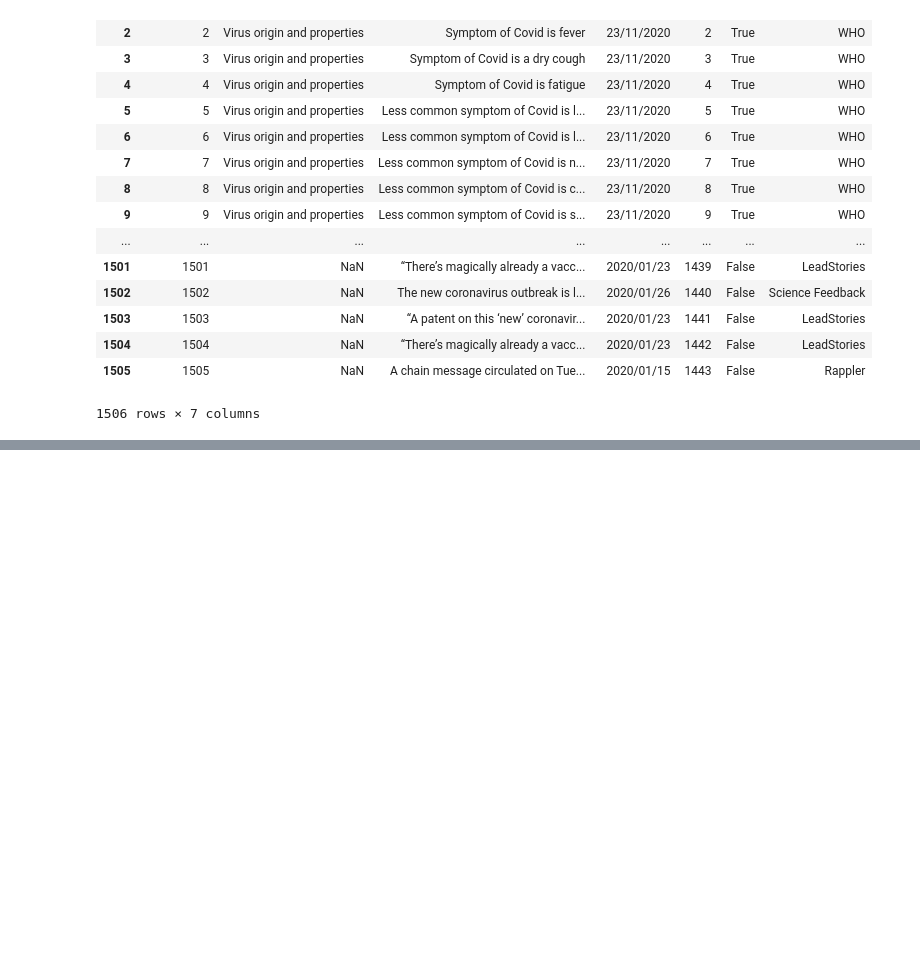
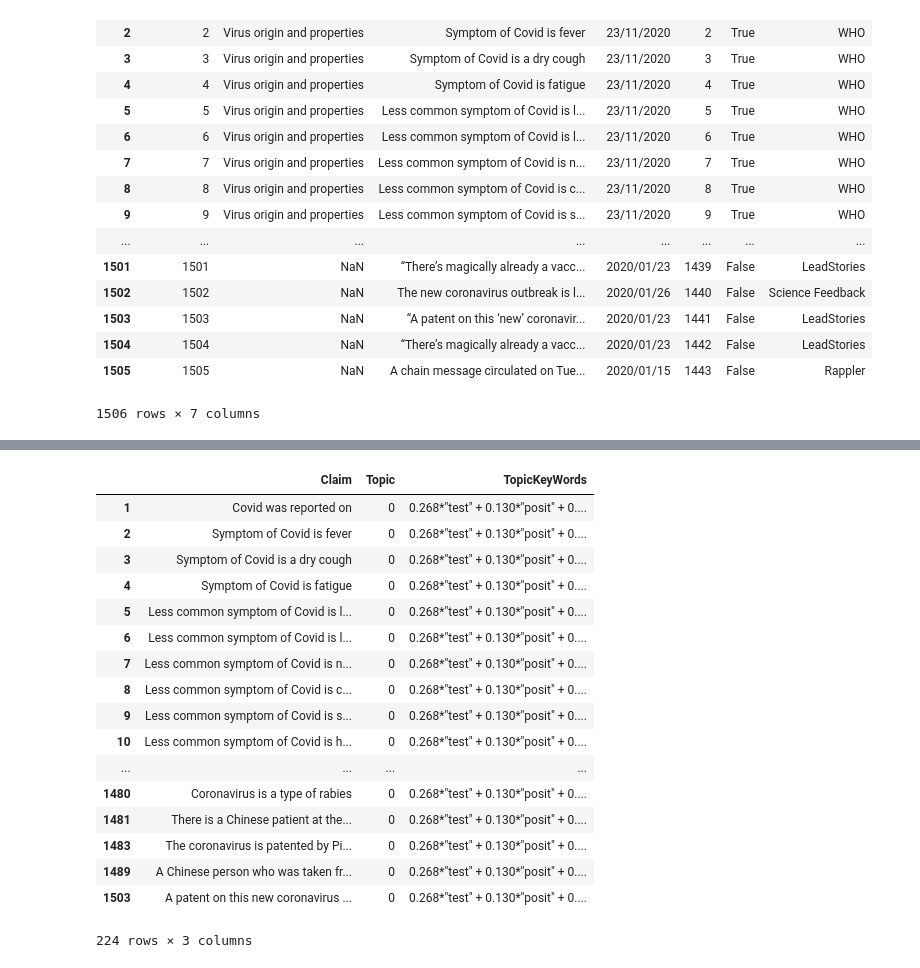
Before and after one commit to harvey-cash/covid-rumours, a Jupyter notebook: Rumour Categoriser.ipynb, the cells around one changed output, grey strips where cells are left out. Drawn from its saved outputs; the diff is of its cells as text; code cells hidden in the pictures; blank space fills up the shorter version.

```diff
--- a/Rumour Categoriser.ipynb
+++ b/Rumour Categoriser.ipynb
@@ -128,0 +140,23 @@ claim2topic20[claim2topic20.Topic==7]
+# %%
+claim2topic10 = train_model_claim(clean_content, num_topics=10)
+# %%
+claim2topic10[claim2topic10.Topic==0]
+# %% [output]
+|  | Claim | Topic | TopicKeyWords |
+| 1 | Covid was reported on | 0 | 0.268*"test" + 0.130*"posit" + 0.... |
+| 2 | Symptom of Covid is fever | 0 | 0.268*"test" + 0.130*"posit" + 0.... |
+| 3 | Symptom of Covid is a dry cough | 0 | 0.268*"test" + 0.130*"posit" + 0.... |
+| 4 | Symptom of Covid is fatigue | 0 | 0.268*"test" + 0.130*"posit" + 0.... |
+| 5 | Less common symptom of Covid is l... | 0 | 0.268*"test" + 0.130*"posit" + 0.... |
+| 6 | Less common symptom of Covid is l... | 0 | 0.268*"test" + 0.130*"posit" + 0.... |
+| 7 | Less common symptom of Covid is n... | 0 | 0.268*"test" + 0.130*"posit" + 0.... |
+| 8 | Less common symptom of Covid is c... | 0 | 0.268*"test" + 0.130*"posit" + 0.... |
+| 9 | Less common symptom of Covid is s... | 0 | 0.268*"test" + 0.130*"posit" + 0.... |
+| 10 | Less common symptom of Covid is h... | 0 | 0.268*"test" + 0.130*"posit" + 0.... |
+| ... | ... | ... | ... |
+| 1480 | Coronavirus is a type of rabies | 0 | 0.268*"test" + 0.130*"posit" + 0.... |
+| 1481 | There is a Chinese patient at the... | 0 | 0.268*"test" + 0.130*"posit" + 0.... |
+| 1483 | The coronavirus is patented by Pi... | 0 | 0.268*"test" + 0.130*"posit" + 0.... |
+| 1489 | A Chinese person who was taken fr... | 0 | 0.268*"test" + 0.130*"posit" + 0.... |
+| 1503 | A patent on this new coronavirus ... | 0 | 0.268*"test" + 0.130*"posit" + 0.... |
+224 rows × 3 columns
```
Also changed, not shown: parts of 6 cells of this notebook.
